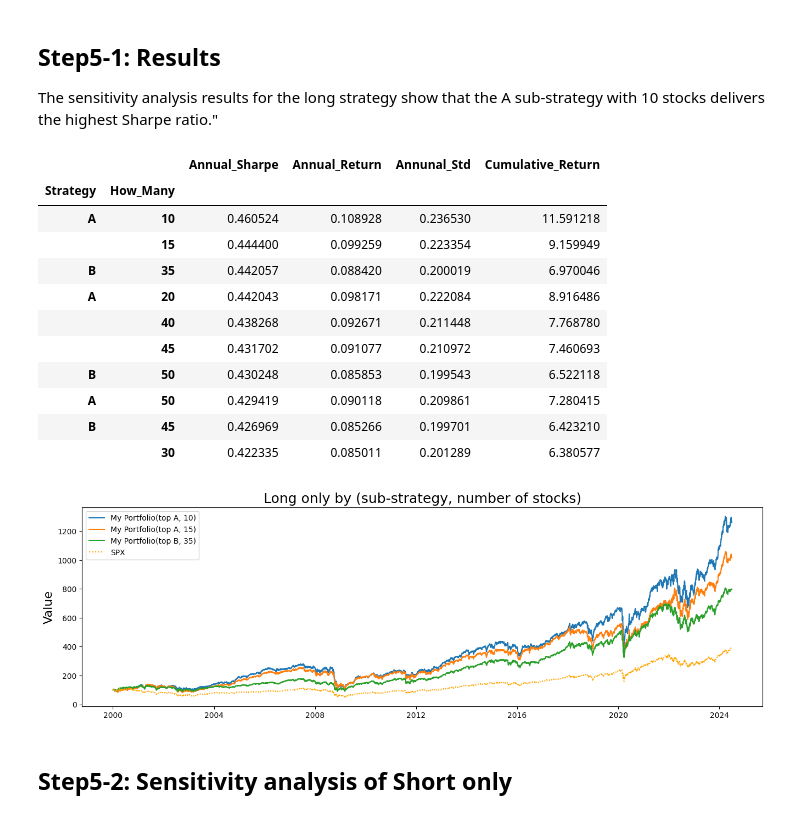
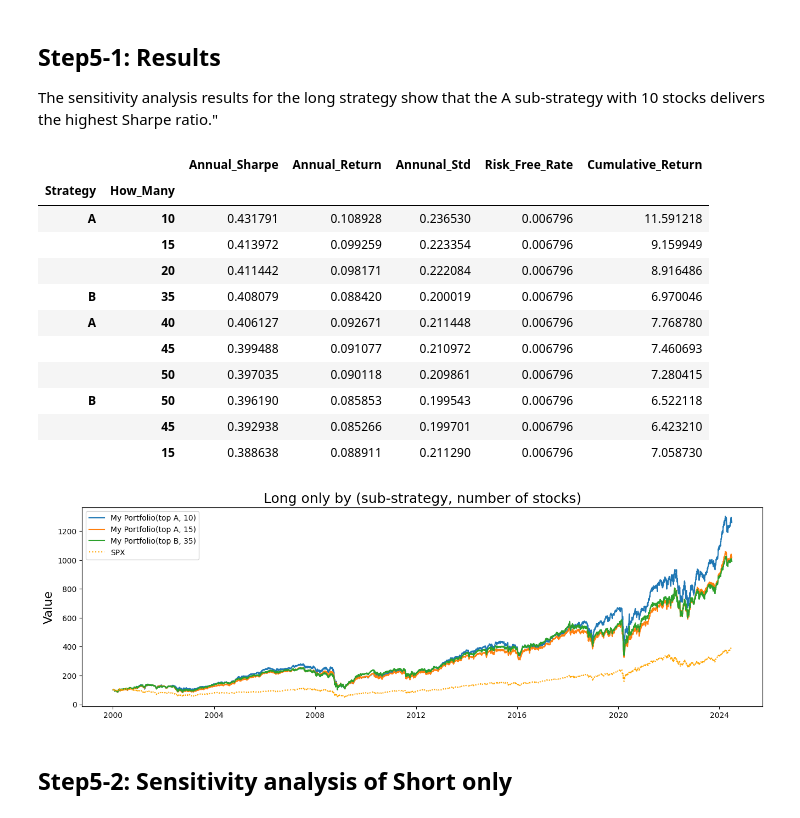
Before and after one commit to wisdomworker/Investments_2025, a Jupyter notebook: Inv_project_v2.ipynb, the cells around one changed output. Saved outputs shown, nothing was run; the diff lists cells and outputs as text; code cells hidden in the pictures.

```diff
--- a/Inv_project_v2.ipynb
+++ b/Inv_project_v2.ipynb
@@ -24,10 +29,10 @@ This is from Bloomberg and Yahoo.
 ### Survivorship bias
 To eliminate survivorship bias, a common mistake in investment strategy analysis, we downloaded the list of delisted companies along with their historical stock prices to enhance the effectiveness of the strategy
 # %%
-unique_tickers = pd.read_excel('sample_data/unique_ticker_list_1213.xlsx', index_col=0).set_index('unique_ticker')['Ticker_Code'].to_frame()
-historical_tickers = pd.read_excel('sample_data/spx_history_since2000.xlsx', index_col=0)
+unique_tickers = pd.read_excel('/content/drive/MyDrive/Inv_project/unique_ticker_list_1213.xlsx', index_col=0).set_index('unique_ticker')['Ticker_Code'].to_frame()
+historical_tickers = pd.read_excel('/content/drive/MyDrive/Inv_project/spx_history_since2000.xlsx', index_col=0)
 
-daily_price = pd.read_excel("sample_data/daily_price.xlsx", index_col=0)
+daily_price = pd.read_excel("/content/drive/MyDrive/Inv_project/daily_price.xlsx", index_col=0)
 daily_spx = yf.download("^GSPC", start="2000-01-04", end="2024-09-30", interval='1d')['Adj Close'].to_frame('SP500')
 
 daily_price.index = daily_price.index.tz_localize(None)
@@ -88,6 +92,12 @@ factors_sorted
 | 2023-12-29 | 10.2 | 0.521127 | -11.1 | -21.3 | 374.4474 | ... |
 | 2024-03-28 | 10.2 | 0.521127 | -11.1 | -21.3 | 374.4474 | ... |
 98 rows × 8491 columns
+# %%
+rfrate = pd.read_excel("/content/drive/MyDrive/Inv_project/rfrate.xlsx", index_col=0, header=0)
+# %%
+rfrate = rfrate.loc[rfrate.index.isin(daily_price.index)]
+rfrate.index = pd.to_datetime(rfrate.index, format="%Y-%m-%d")
+rfrate.index = rfrate.index.tz_localize(None)
 # %% [markdown]
 #Step3 : Define Sub-Strategies
 
@@ -399,9 +409,10 @@ def backtest_longonly_top(daily_price, Strategy = 'C', initial_value = 100, fee=
     Cum_Return = float((my_pf.iloc[-1] / my_pf.iloc[0])-1)
     My_Port_Return = float(  (my_pf.iloc[-1] / my_pf.iloc[0]) **(1/n) -1  )
     My_Port_Std = float(my_pf.pct_change().iloc[1:].std().round(5)) * np.sqrt(252)
-    Ann_Sharpe = My_Port_Return / My_Port_Std
+    riskfree_return = rfrate.mean()[0]
+    Ann_Sharpe = (My_Port_Return - riskfree_return ) / My_Port_Std
 
-    result = pd.DataFrame([Cum_Return, My_Port_Return, My_Port_Std, Ann_Sharpe], index = ['Cumulative_Return','Annual_Return','Annunal_Std','Annual_Sharpe'])
+    result = pd.DataFrame([Cum_Return, riskfree_return, My_Port_Return, My_Port_Std, Ann_Sharpe], index = ['Cumulative_Return','Risk_Free_Rate', 'Annual_Return','Annunal_Std','Annual_Sharpe'])
     result.columns = [str(my_pf.index[0])[:10] + '_To_'+str(my_pf.index[-1])[:10]]
 
     return my_pf, result
@@ -474,9 +485,10 @@ def backtest_shortonly_bottom(daily_price, Strategy = 'C', initial_value = 100,
     Cum_Return = float((my_pf.iloc[-1] / my_pf.iloc[0])-1)
     My_Port_Return = float(  (my_pf.iloc[-1] / my_pf.iloc[0]) **(1/n) -1  )
     My_Port_Std = float(my_pf.pct_change().iloc[1:].std().round(5)) * np.sqrt(252)
-    Ann_Sharpe = My_Port_Return / My_Port_Std
+    riskfree_return = rfrate.mean()[0]
+    Ann_Sharpe = (My_Port_Return - riskfree_return ) / My_Port_Std
 
-    result = pd.DataFrame([Cum_Return, My_Port_Return, My_Port_Std, Ann_Sharpe], index = ['Cumulative_Return','Annual_Return','Annunal_Std','Annual_Sharpe'])
+    result = pd.DataFrame([Cum_Return, riskfree_return, My_Port_Return, My_Port_Std, Ann_Sharpe], index = ['Cumulative_Return','Risk_Free_Rate', 'Annual_Return','Annunal_Std','Annual_Sharpe'])
     result.columns = [str(my_pf.index[0])[:10] + '_To_'+str(my_pf.index[-1])[:10]]
 
     return my_pf, result
@@ -568,9 +580,10 @@ def backtest_longshort(daily_price, L_Strategy = 'C',S_Strategy = 'C', initial_v
     Cum_Return = float((my_pf.iloc[-1] / my_pf.iloc[0])-1)
     My_Port_Return = float(  (my_pf.iloc[-1] / my_pf.iloc[0]) **(1/n) -1  )
     My_Port_Std = float(my_pf.pct_change().iloc[1:].std().round(5)) * np.sqrt(252)
-    Ann_Sharpe = My_Port_Return / My_Port_Std
+    riskfree_return = rfrate.mean()[0]
+    Ann_Sharpe = (My_Port_Return - riskfree_return ) / My_Port_Std
 
-    result = pd.DataFrame([Cum_Return, My_Port_Return, My_Port_Std, Ann_Sharpe], index = ['Cumulative_Return','Annual_Return','Annunal_Std','Annual_Sharpe'])
+    result = pd.DataFrame([Cum_Return, riskfree_return, My_Port_Return, My_Port_Std, Ann_Sharpe], index = ['Cumulative_Return','Risk_Free_Rate', 'Annual_Return','Annunal_Std','Annual_Sharpe'])
     result.columns = [str(my_pf.index[0])[:10] + '_To_'+str(my_pf.index[-1])[:10]]
 
     return my_pf, result
@@ -604,9 +617,10 @@ def backtest_sp500(daily_spx, initial_value = 100, fee=0.00):
     Cum_Return = float((index_pf.iloc[-1] / index_pf.iloc[0])-1)
     My_Port_Return = float(  (index_pf.iloc[-1] / index_pf.iloc[0]) **(1/n) -1  )
     My_Port_Std = float(index_pf.pct_change().iloc[1:].std().round(5)) * np.sqrt(252)
-    Ann_Sharpe = My_Port_Return / My_Port_Std
+    riskfree_return = rfrate.mean()[0]
+    Ann_Sharpe = (My_Port_Return - riskfree_return ) / My_Port_Std
 
-    result = pd.DataFrame([Cum_Return, My_Port_Return, My_Port_Std, Ann_Sharpe], index = ['Cumulative_Return','Annual_Return','Annunal_Std','Annual_Sharpe'])
+    result = pd.DataFrame([Cum_Return, riskfree_return, My_Port_Return, My_Port_Std, Ann_Sharpe], index = ['Cumulative_Return', 'Risk_Free_Rate', 'Annual_Return','Annunal_Std','Annual_Sharpe'])
     result.columns = [str(index_pf.index[0])[:10] + '_To_'+str(index_pf.index[-1])[:10]]
 
     return index_pf, result
@@ -662,38 +683,37 @@ long_max_sharpe = long_max_sharpe.sort_values(by='Annual_Sharpe', ascending=Fals
 ## Step5-1: Results
 The sensitivity analysis results for the long strategy show that the A sub-strategy with 10 stocks delivers the highest Sharpe ratio."
 # %%
-long_max_sharpe.to_excel("long_max_sharpe.xlsx")
 long_max_sharpe.head(10)
 # %% [output]
-|  |  | Annual_Sharpe | Annual_Return | Annunal_Std | Cumulative_Return |
-| Strategy | How_Many |  |  |  |  |
-| A | 10 | 0.460524 | 0.108928 | 0.236530 | 11.591218 |
-|  | 15 | 0.444400 | 0.099259 | 0.223354 | 9.159949 |
-| B | 35 | 0.442057 | 0.088420 | 0.200019 | 6.970046 |
-| A | 20 | 0.442043 | 0.098171 | 0.222084 | 8.916486 |
-|  | 40 | 0.438268 | 0.092671 | 0.211448 | 7.768780 |
-|  | 45 | 0.431702 | 0.091077 | 0.210972 | 7.460693 |
-| B | 50 | 0.430248 | 0.085853 | 0.199543 | 6.522118 |
-| A | 50 | 0.429419 | 0.090118 | 0.209861 | 7.280415 |
-| B | 45 | 0.426969 | 0.085266 | 0.199701 | 6.423210 |
-|  | 30 | 0.422335 | 0.085011 | 0.201289 | 6.380577 |
+|  |  | Annual_Sharpe | Annual_Return | Annunal_Std | Risk_Free_Rate | Cumulative_Return |
+| Strategy | How_Many |  |  |  |  |  |
+| A | 10 | 0.431791 | 0.108928 | 0.236530 | 0.006796 | 11.591218 |
+|  | 15 | 0.413972 | 0.099259 | 0.223354 | 0.006796 | 9.159949 |
+|  | 20 | 0.411442 | 0.098171 | 0.222084 | 0.006796 | 8.916486 |
+| B | 35 | 0.408079 | 0.088420 | 0.200019 | 0.006796 | 6.970046 |
+| A | 40 | 0.406127 | 0.092671 | 0.211448 | 0.006796 | 7.768780 |
+|  | 45 | 0.399488 | 0.091077 | 0.210972 | 0.006796 | 7.460693 |
+|  | 50 | 0.397035 | 0.090118 | 0.209861 | 0.006796 | 7.280415 |
+| B | 50 | 0.396190 | 0.085853 | 0.199543 | 0.006796 | 6.522118 |
+|  | 45 | 0.392938 | 0.085266 | 0.199701 | 0.006796 | 6.423210 |
+|  | 15 | 0.388638 | 0.088911 | 0.211290 | 0.006796 | 7.058730 |
 # %%
 my_pf_longtop1 = long_pf_combined[(long_pf_combined.index.get_level_values(0) == 'A') &(long_pf_combined.index.get_level_values(1) == 10) ].droplevel([0, 1])
 my_pf_longtop2 = long_pf_combined[(long_pf_combined.index.get_level_values(0) == 'A') &(long_pf_combined.index.get_level_values(1) == 15) ].droplevel([0, 1])
-my_pf_longtop3 = long_pf_combined[(long_pf_combined.index.get_level_values(0) == 'B') &(long_pf_combined.index.get_level_values(1) == 35) ].droplevel([0, 1])
+my_pf_longtop3 = long_pf_combined[(long_pf_combined.index.get_level_values(0) == 'A') &(long_pf_combined.index.get_level_values(1) == 20) ].droplevel([0, 1])
 
 plt.figure(figsize=(16, 16))
 plt.subplot(3,1,1)
 plt.title('Long only by (sub-strategy, number of stocks)',fontsize=18)
 plt.ylabel('Value', fontsize = 16)
 plt.plot(my_pf_longtop1, label = 'My Portfolio(top A, 10)')
 plt.plot(my_pf_longtop2, label = 'My Portfolio(top A, 15)')
 plt.plot(my_pf_longtop3, label = 'My Portfolio(top B, 35)')
 plt.plot(spx, color = 'orange', linestyle = ':',label = 'SPX')
 plt.legend(loc = 'best')
 plt.show()
 # %% [output]
-[figure, old version]
+[figure, new version]
 # %% [markdown]
 ## Step5-2: Sensitivity analysis of Short only
 # %%
```
Also changed, not shown: parts of 15 cells of this notebook.
